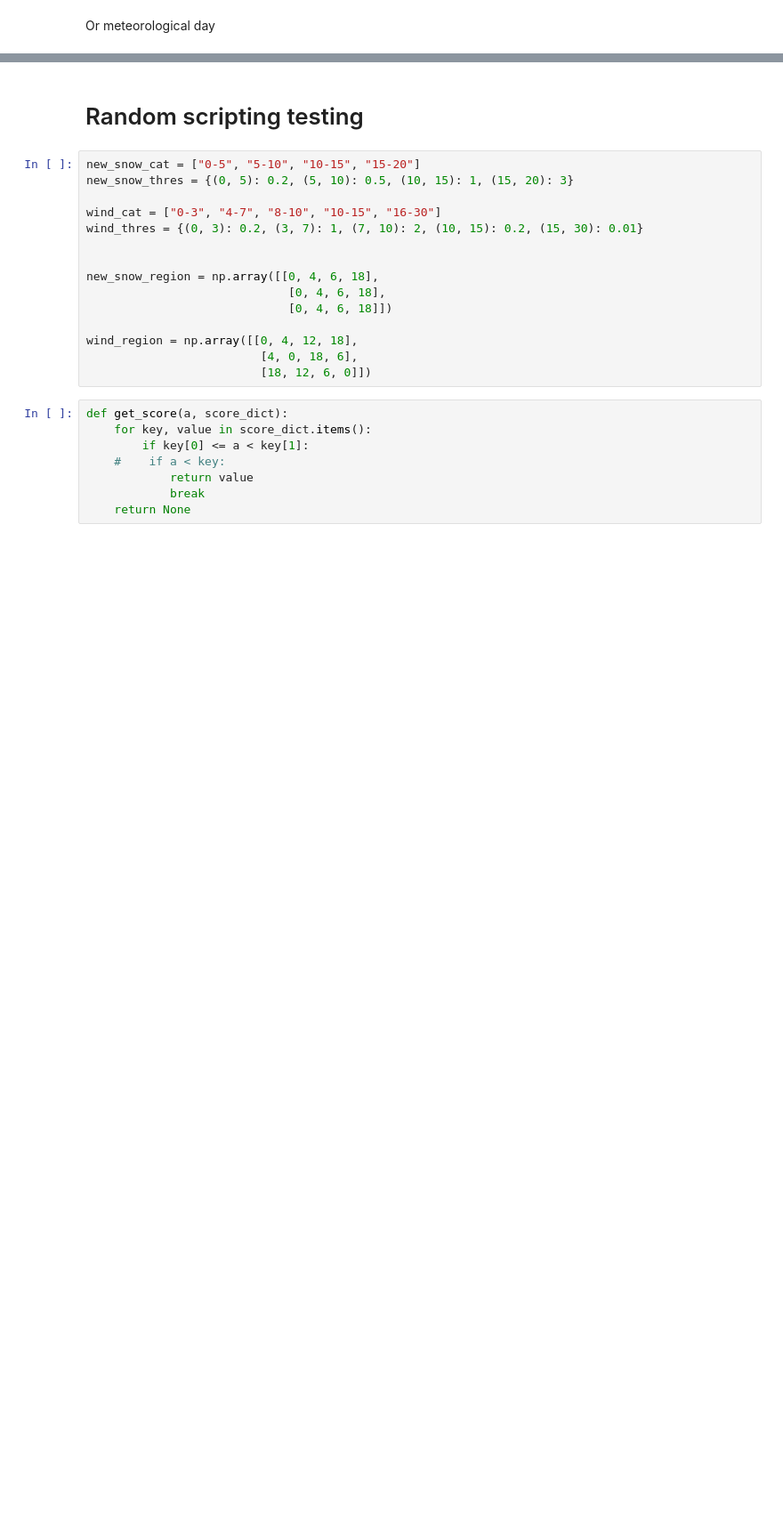
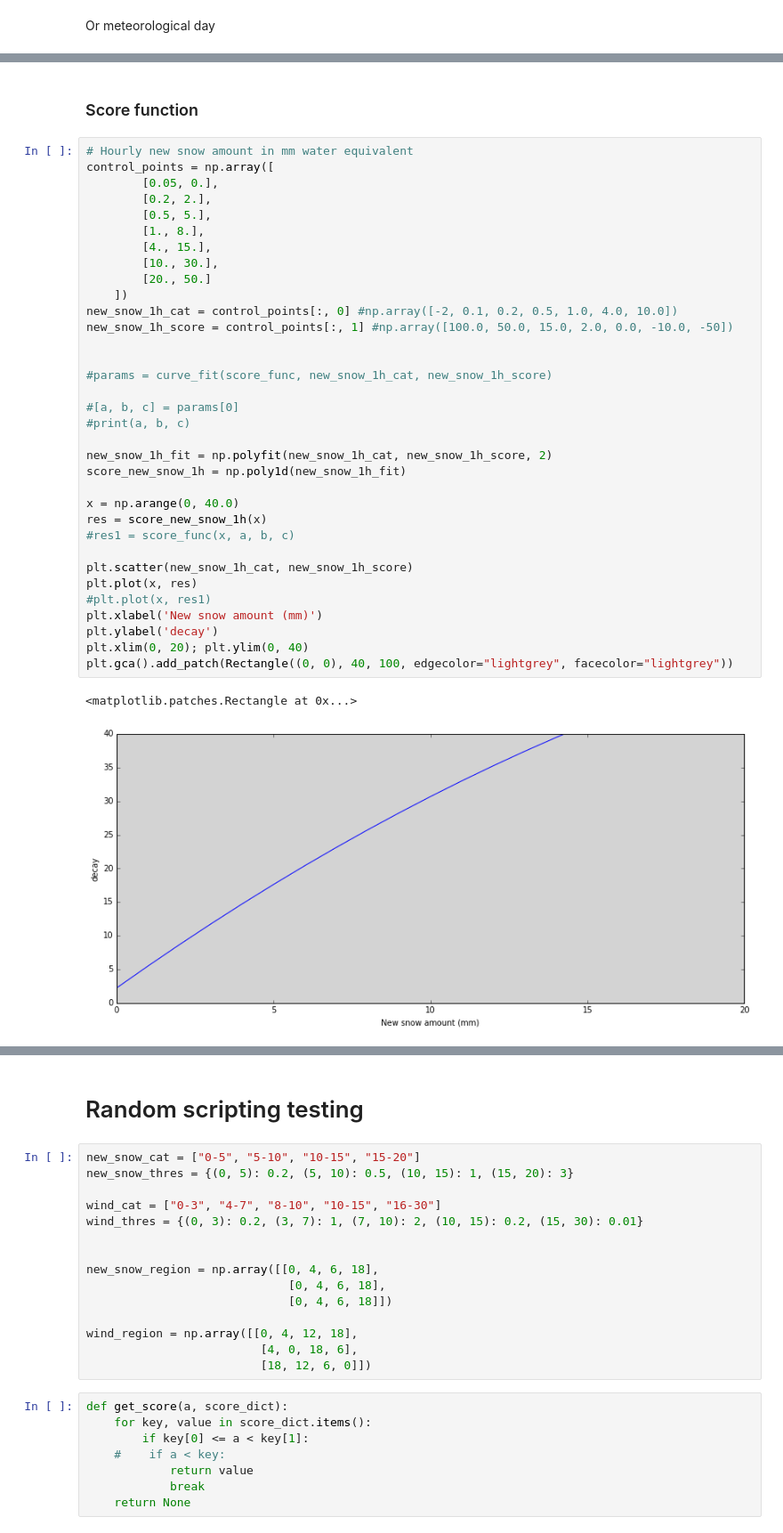
Before and after one commit to kmunve/APS, a Jupyter notebook: aps/notebooks/new_snow_problem.ipynb, the cells around one changed output, grey strips where cells are left out. Shown at 89% size. Saved outputs shown, nothing was run; the diff lists cells and outputs as text; blank space fills up the shorter version.

Commit message:
worked on decay function for the new snow problem

```diff
--- a/aps/notebooks/new_snow_problem.ipynb
+++ b/aps/notebooks/new_snow_problem.ipynb
@@ -242,0 +255,39 @@ KeyError: 'index'
+# %% [markdown]
+### Score function
+# %%
+# Hourly new snow amount in mm water equivalent
+control_points = np.array([
+        [0.05, 0.],
+        [0.2, 2.],
+        [0.5, 5.],
+        [1., 8.],
+        [4., 15.],
+        [10., 30.],
+        [20., 50.]
+    ])
+new_snow_1h_cat = control_points[:, 0] #np.array([-2, 0.1, 0.2, 0.5, 1.0, 4.0, 10.0])
+new_snow_1h_score = control_points[:, 1] #np.array([100.0, 50.0, 15.0, 2.0, 0.0, -10.0, -50])
+
+
+#params = curve_fit(score_func, new_snow_1h_cat, new_snow_1h_score)
+
+#[a, b, c] = params[0]
+#print(a, b, c)
+
+new_snow_1h_fit = np.polyfit(new_snow_1h_cat, new_snow_1h_score, 2)
+score_new_snow_1h = np.poly1d(new_snow_1h_fit)
+
+x = np.arange(0, 40.0)
+res = score_new_snow_1h(x)
+#res1 = score_func(x, a, b, c)
+
+plt.scatter(new_snow_1h_cat, new_snow_1h_score)
+plt.plot(x, res)
+#plt.plot(x, res1)
+plt.xlabel('New snow amount (mm)')
+plt.ylabel('decay')
+plt.xlim(0, 20); plt.ylim(0, 40)
+plt.gca().add_patch(Rectangle((0, 0), 40, 100, edgecolor="lightgrey", facecolor="lightgrey"))
+# %% [output]
+<matplotlib.patches.Rectangle at 0x...>
+[figure, added]
```
Also changed, not shown: parts of 13 cells of this notebook.
